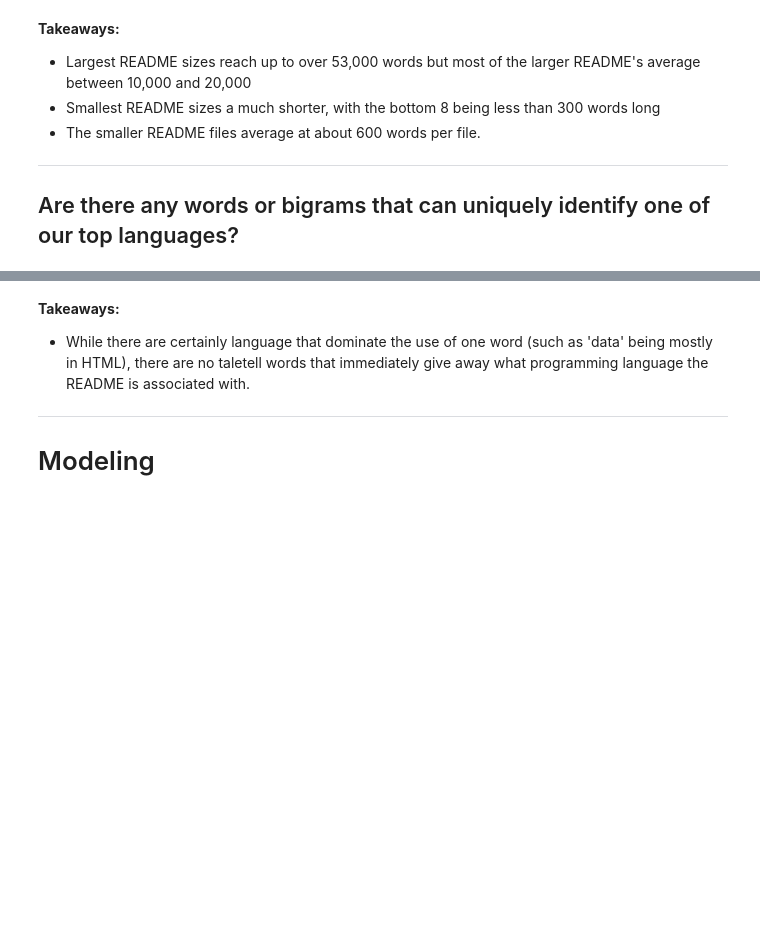
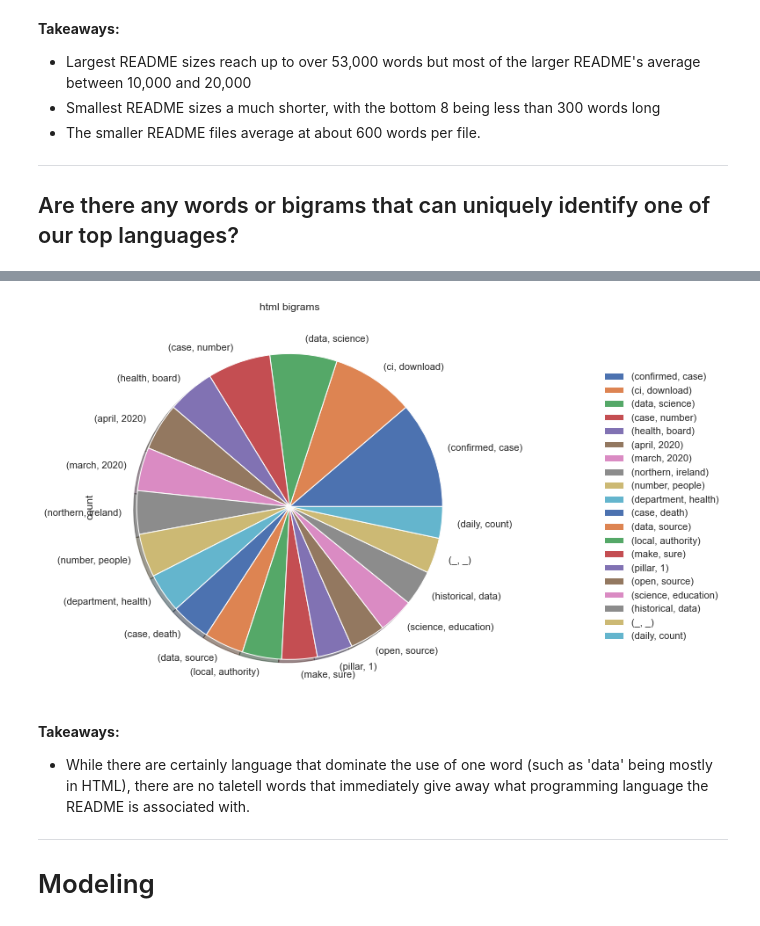
Before and after one commit to codeup-nlp/nlp-project, a Jupyter notebook: final_report.ipynb, the cells around one changed output, grey strips where cells are left out. Saved outputs shown, nothing was run; the diff lists cells and outputs as text; code cells hidden in the pictures; blank space fills up the shorter version.

```diff
--- a/final_report.ipynb
+++ b/final_report.ipynb
@@ -289,3 +363,10 @@ plt.show()
+# %%
+bigram = bigram_tool(html_text) # copy code from above and change the programming language
+bigram = pd.DataFrame(bigram)
+bigram.columns = ['count']
+turn_pi_chart(bigram, 'html')
+# %% [output]
+[figure, added]
 # %% [markdown]
 **Takeaways:**
 * While there are certainly language that dominate the use of one word (such as 'data' being mostly in HTML), there are no taletell words that immediately give away what programming language the README is associated with.
```
Also changed, not shown: parts of 29 cells of this notebook, 1 other file.
